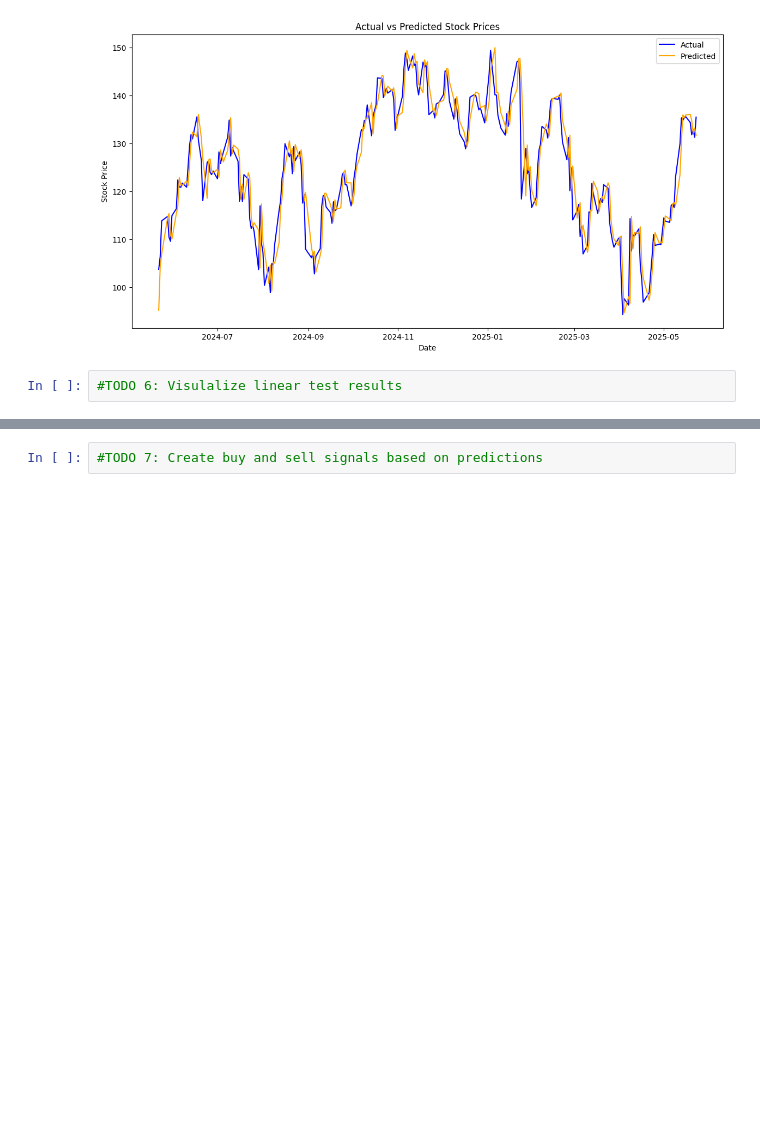
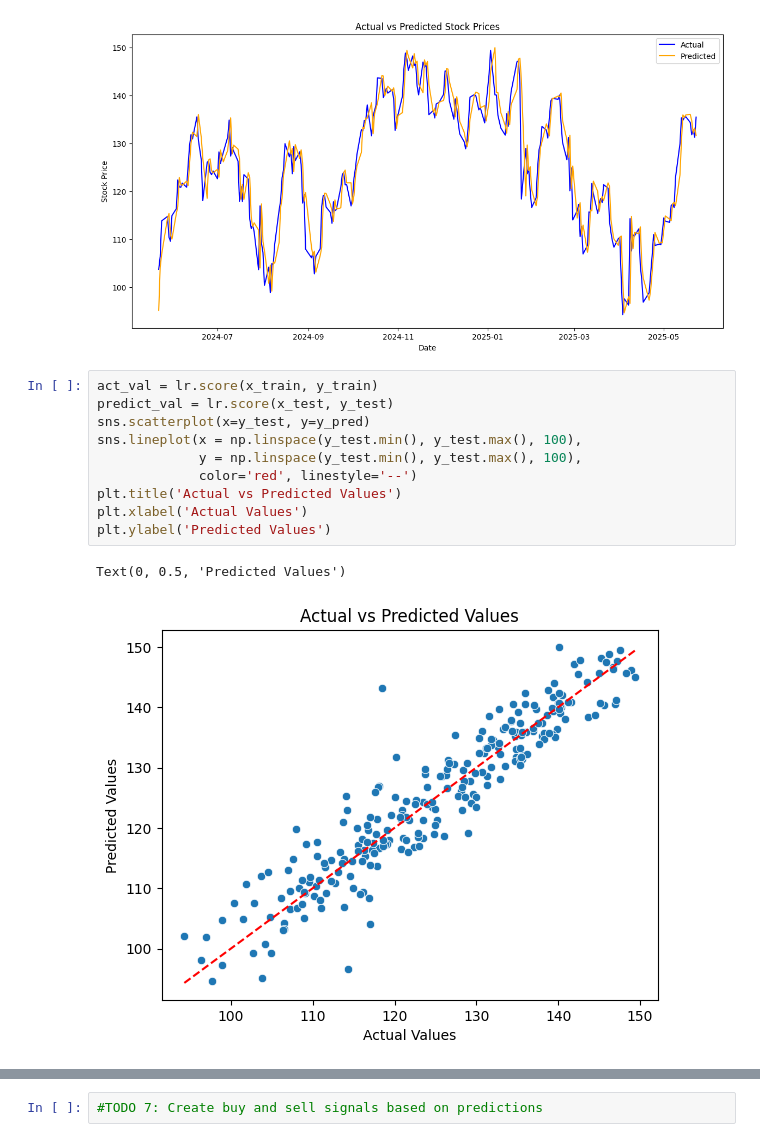
Before and after one commit to marabsatt/blackwell, a Jupyter notebook: main.ipynb, the cells around one changed output, grey strips where cells are left out. Saved outputs shown, nothing was run; the diff lists cells and outputs as text; blank space fills up the shorter version.

```diff
--- a/main.ipynb
+++ b/main.ipynb
@@ -160,4 +164,15 @@ plt.show()
 # %% [output]
 [figure]
 # %%
-#TODO 6: Visulalize linear test results
+act_val = lr.score(x_train, y_train)
+predict_val = lr.score(x_test, y_test)
+sns.scatterplot(x=y_test, y=y_pred)
+sns.lineplot(x = np.linspace(y_test.min(), y_test.max(), 100),
+             y = np.linspace(y_test.min(), y_test.max(), 100),
+             color='red', linestyle='--')
+plt.title('Actual vs Predicted Values')
+plt.xlabel('Actual Values')
+plt.ylabel('Predicted Values')
+# %% [output]
+Text(0, 0.5, 'Predicted Values')
+[figure, added]
```
Also changed, not shown: parts of 5 cells of this notebook.
